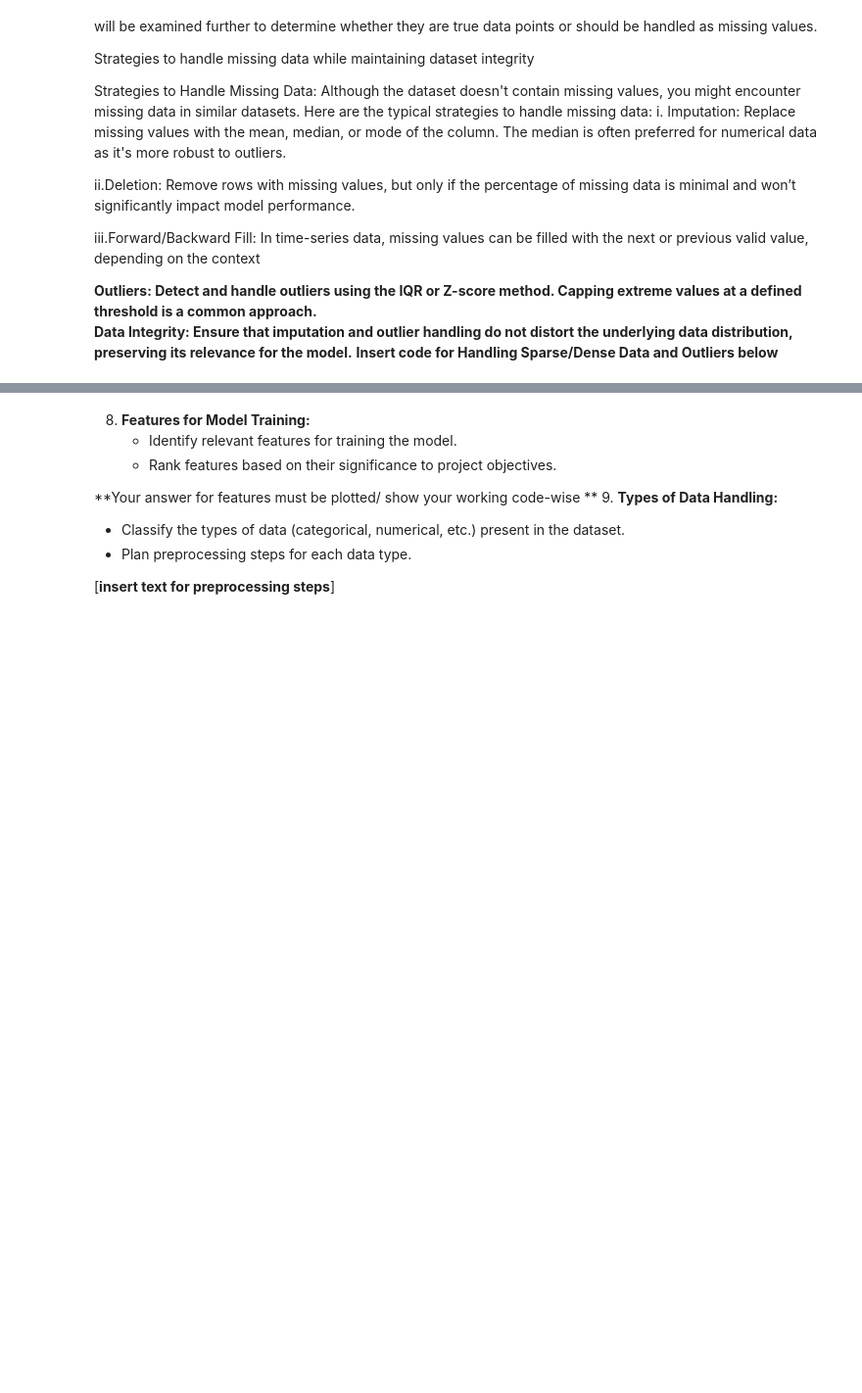
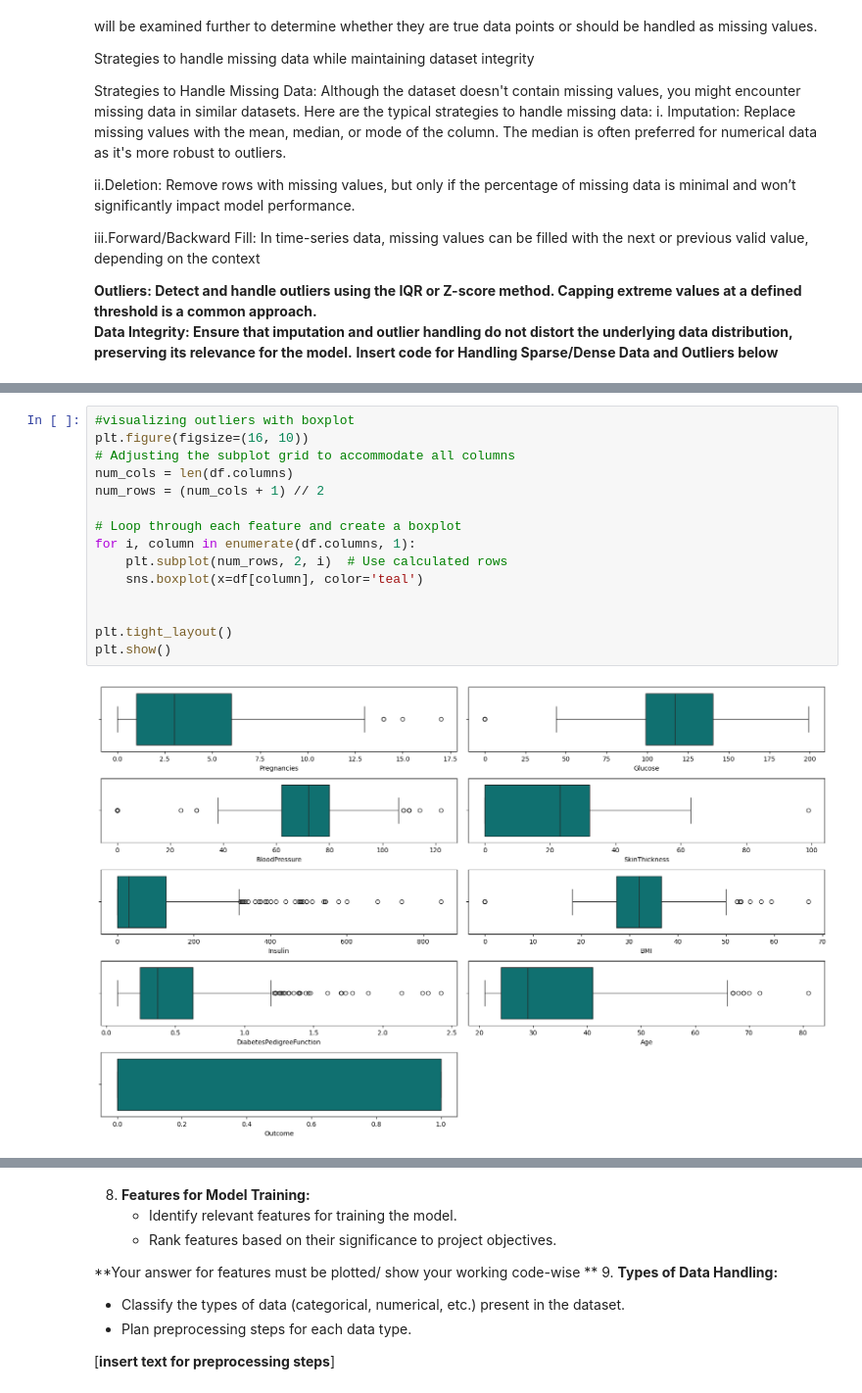
Before and after one commit to StellaIbeh/Data_preprocessing-Assignment-, a Jupyter notebook: ML_pipeline_[Adaobi_Stella_Ibeh]_data_preprocessing.ipynb, the cells around one changed output, grey strips where cells are left out. Shown at 98% size. Drawn from its saved outputs; the diff is of its cells as text; blank space fills up the shorter version.

```diff
--- a/ML_pipeline_[Adaobi_Stella_Ibeh]_data_preprocessing.ipynb
+++ b/ML_pipeline_[Adaobi_Stella_Ibeh]_data_preprocessing.ipynb
@@ -279,0 +289,17 @@ iii.Forward/Backward Fill: In time-series data, missing values can be filled wit
+# %%
+#visualizing outliers with boxplot
+plt.figure(figsize=(16, 10))
+# Adjusting the subplot grid to accommodate all columns
+num_cols = len(df.columns)
+num_rows = (num_cols + 1) // 2
+
+# Loop through each feature and create a boxplot
+for i, column in enumerate(df.columns, 1):
+    plt.subplot(num_rows, 2, i)  # Use calculated rows
+    sns.boxplot(x=df[column], color='teal')
+
+
+plt.tight_layout()
+plt.show()
+# %% [output]
+[figure, added]
```
Also changed, not shown: parts of 8 cells of this notebook.
